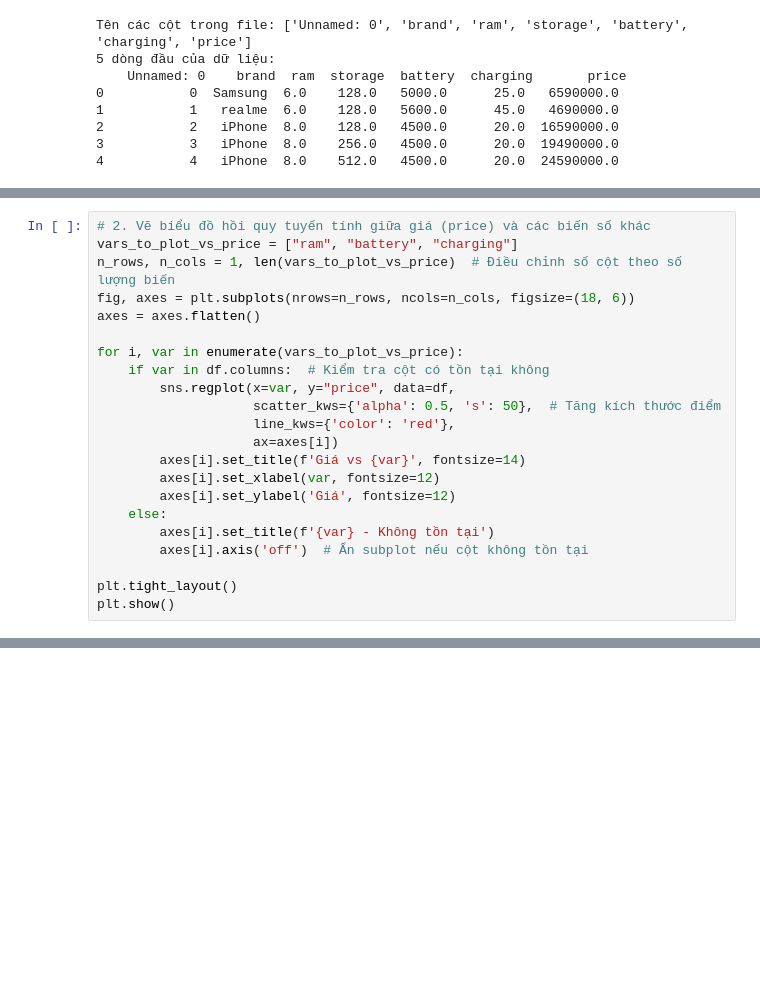
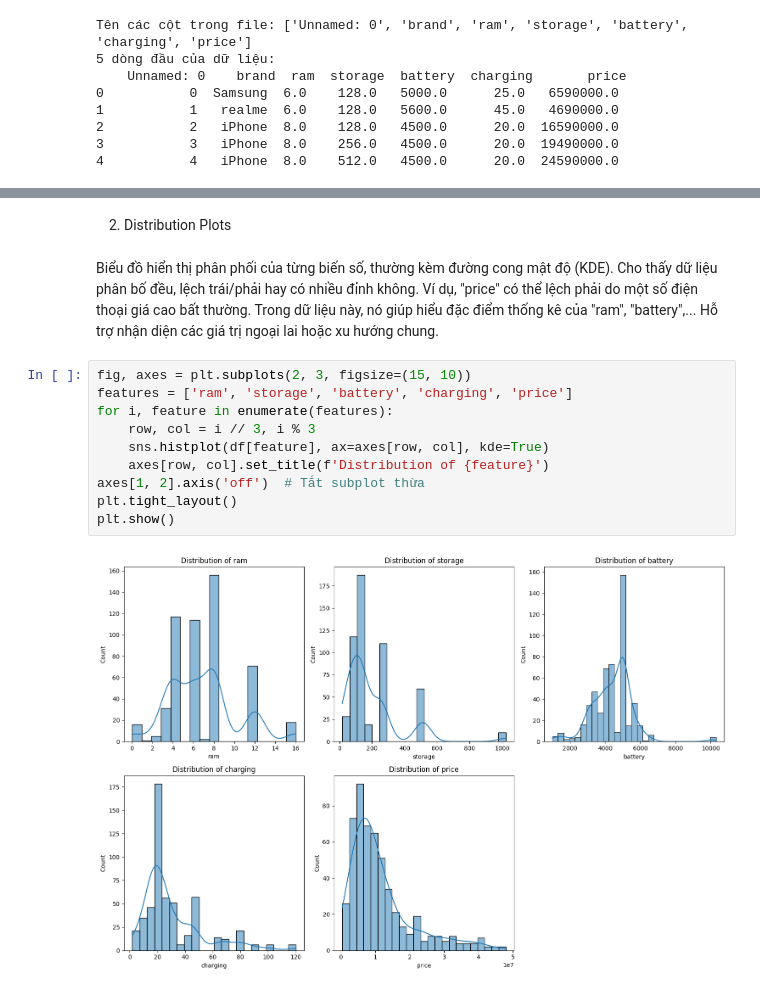
Before and after one commit to ManhLeo/PhoneDataAnalysis, a Jupyter notebook: Trực_quan_hóa.ipynb, the cells around one changed output, grey strips where cells are left out. Saved outputs shown, nothing was run; the diff lists cells and outputs as text; blank space fills up the shorter version.

```diff
--- a/Trực_quan_hóa.ipynb
+++ b/Trực_quan_hóa.ipynb
@@ -62,22 +29,0 @@ Biểu đồ này rất hữu ích để dự đoán giá trị của biến ph
-# %%
-# 2. Vẽ biểu đồ hồi quy tuyến tính giữa giá (price) và các biến số khác
-vars_to_plot_vs_price = ["ram", "battery", "charging"]
-n_rows, n_cols = 1, len(vars_to_plot_vs_price)  # Điều chỉnh số cột theo số lượng biến
-fig, axes = plt.subplots(nrows=n_rows, ncols=n_cols, figsize=(18, 6))
-axes = axes.flatten()
-
-for i, var in enumerate(vars_to_plot_vs_price):
-    if var in df.columns:  # Kiểm tra cột có tồn tại không
-        sns.regplot(x=var, y="price", data=df,
-                    scatter_kws={'alpha': 0.5, 's': 50},  # Tăng kích thước điểm
-                    line_kws={'color': 'red'},
-                    ax=axes[i])
-        axes[i].set_title(f'Giá vs {var}', fontsize=14)
-        axes[i].set_xlabel(var, fontsize=12)
-        axes[i].set_ylabel('Giá', fontsize=12)
-    else:
-        axes[i].set_title(f'{var} - Không tồn tại')
-        axes[i].axis('off')  # Ẩn subplot nếu cột không tồn tại
-
-plt.tight_layout()
-plt.show()
@@ -112,0 +46,20 @@ plt.show()
+# %% [markdown]
+2. Distribution Plots
+# %% [markdown]
+Biểu đồ hiển thị phân phối của từng biến số, thường kèm đường cong mật độ (KDE).
+Cho thấy dữ liệu phân bố đều, lệch trái/phải hay có nhiều đỉnh không.
+Ví dụ, "price" có thể lệch phải do một số điện thoại giá cao bất thường.
+Trong dữ liệu này, nó giúp hiểu đặc điểm thống kê của "ram", "battery",...
+Hỗ trợ nhận diện các giá trị ngoại lai hoặc xu hướng chung.
+# %%
+fig, axes = plt.subplots(2, 3, figsize=(15, 10))
+features = ['ram', 'storage', 'battery', 'charging', 'price']
+for i, feature in enumerate(features):
+    row, col = i // 3, i % 3
+    sns.histplot(df[feature], ax=axes[row, col], kde=True)
+    axes[row, col].set_title(f'Distribution of {feature}')
+axes[1, 2].axis('off')  # Tắt subplot thừa
+plt.tight_layout()
+plt.show()
+# %% [output]
+[figure, added]
```
Also changed, not shown: parts of 13 cells of this notebook, 7 other files.
